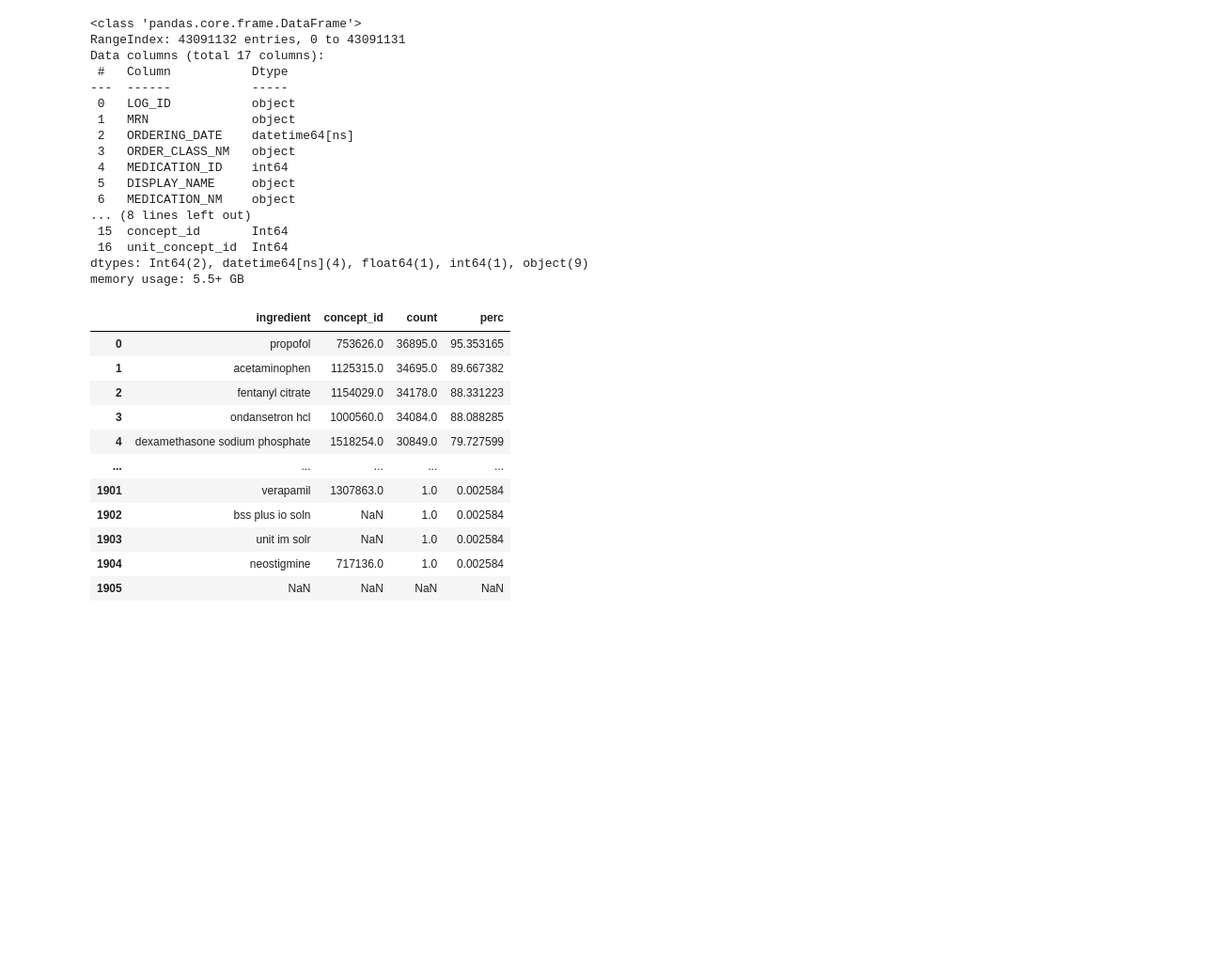
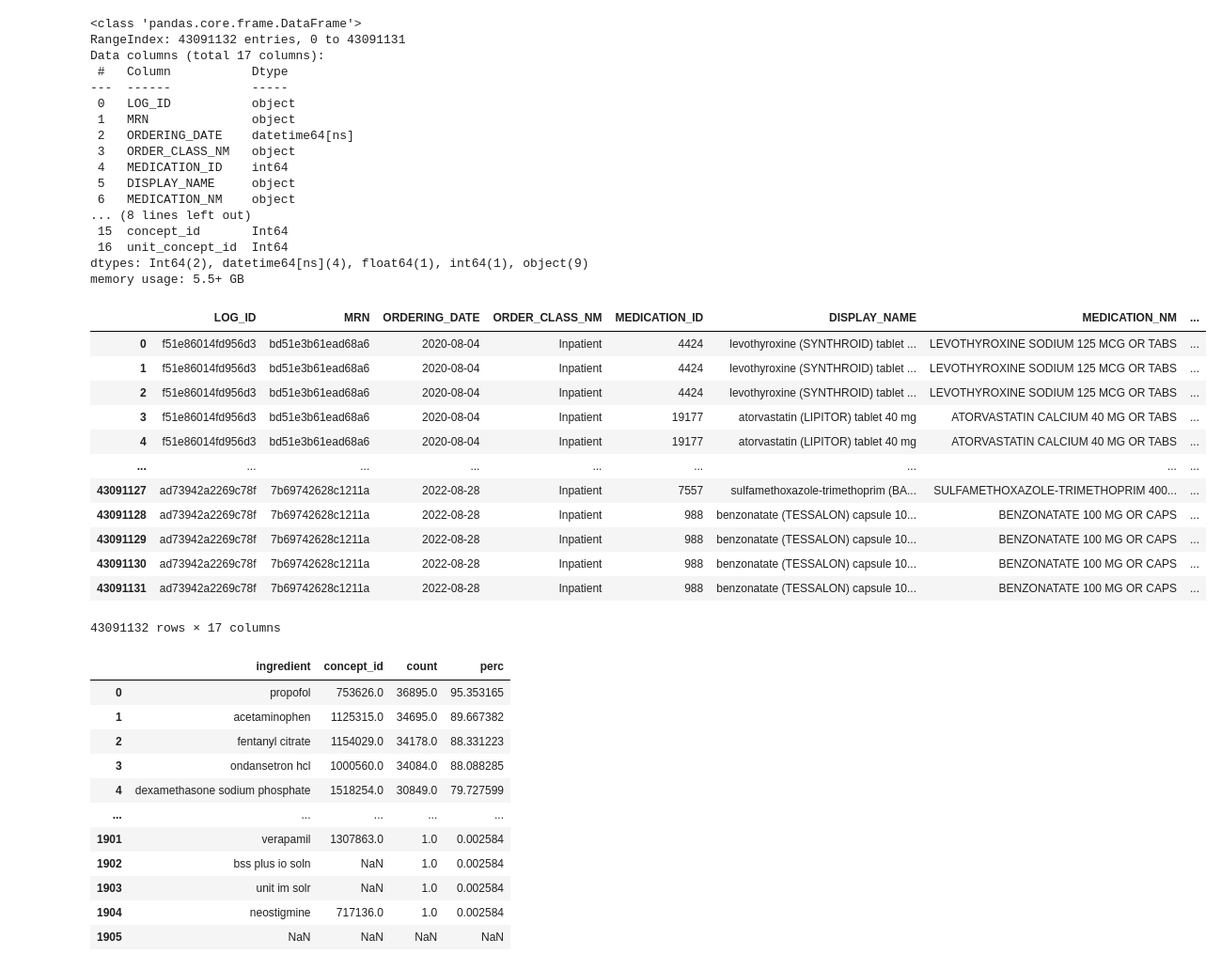
Before and after one commit to Hyeonsik/INSPIRE_TO_CDM, a Jupyter notebook: Clinical_Data_Tables_MOVER.ipynb, the cells around one changed output. Shown at 94% size. Saved outputs shown, nothing was run; the diff lists cells and outputs as text; code cells hidden in the pictures; blank space fills up the shorter version.

```diff
--- a/Clinical_Data_Tables_MOVER.ipynb
+++ b/Clinical_Data_Tables_MOVER.ipynb
@@ -33,3 +33,32 @@ print(f"total subjects in patient_information.csv: {len(np.unique(df_info['MRN']
 Size of the tables: information 65728, history 970741, visit(diagnosis) 219257, labs 29079344, medications 27961524, events 640223, devices 22965, complication 203945
 total subjects in MOVER dataset: 44593
 total subjects in patient_information.csv: 39685
+# %%
+# Import necessary libraries
+import pandas as pd
+import numpy as np
+from datetime import datetime
+
+# MOVER (about 39,,685 patients, 64,354 cases)
+# Define the path to the INSPIRE v2 dataset
+input_path = 'mover/EPIC_EMR/parquet'
+
+# Load the source tables within INSPIRE v2 into dataframes
+df_info = pd.read_parquet(f'{input_path}/patient_information.parquet')         # Load information data
+df_hist = pd.read_parquet(f'{input_path}/patient_history.parquet')              # Load history data
+df_medi = pd.read_parquet(f'{input_path}/patient_medications.parquet')       # Load medications data
+df_diag = pd.read_parquet(f'{input_path}/patient_visit.parquet')          # Load visit(diagnosis) data
+df_events = pd.read_parquet(f'{input_path}/patient_procedure_events.parquet')          # Load vitals data
+df_labs = pd.read_parquet(f'{input_path}/patient_labs.parquet')       # Load labs data
+df_devices = pd.read_parquet(f'{input_path}/patient_lda.parquet')
+df_comp = pd.read_parquet(f'{input_path}/patient_comp.parquet')
+
+# Display the number of records in each dataset
+print(f'Size of the tables: information {len(df_info)}, history {len(df_hist)}, visit(diagnosis) {len(df_diag)}, labs {len(df_labs)}, medications {len(df_medi)}, events {len(df_events)}, devices {len(df_devices)}, complication {len(df_comp)}')
+
+# Combine all the subject_ids from the loaded datasets
+subject_ids = df_diag['MRN'].tolist() + df_labs['MRN'].tolist() + df_medi['MRN'].tolist() + df_info['MRN'].tolist() + df_hist['MRN'].tolist() + df_events['MRN'].tolist() + df_devices['MRN'].tolist() + df_comp['MRN'].tolist()
+
+# Display the total unique subjects present in the combined dataset
+print(f'total subjects in MOVER dataset: {len(np.unique(subject_ids))}')
+print(f"total subjects in patient_information.parquet: {len(np.unique(df_info['MRN']))}")
@@ -285,6 +321,22 @@ Data columns (total 17 columns):
  16  unit_concept_id  Int64
 dtypes: Int64(2), datetime64[ns](4), float64(1), int64(1), object(9)
 memory usage: 5.5+ GB
+# %%
+df_medi
+# %% [output]
+|  | LOG_ID | MRN | ORDERING_DATE | ORDER_CLASS_NM | MEDICATION_ID | DISPLAY_NAME | MEDICATION_NM | ... |
+| 0 | f51e86014fd956d3 | bd51e3b61ead68a6 | 2020-08-04 | Inpatient | 4424 | levothyroxine (SYNTHROID) tablet ... | LEVOTHYROXINE SODIUM 125 MCG OR TABS | ... |
+| 1 | f51e86014fd956d3 | bd51e3b61ead68a6 | 2020-08-04 | Inpatient | 4424 | levothyroxine (SYNTHROID) tablet ... | LEVOTHYROXINE SODIUM 125 MCG OR TABS | ... |
+| 2 | f51e86014fd956d3 | bd51e3b61ead68a6 | 2020-08-04 | Inpatient | 4424 | levothyroxine (SYNTHROID) tablet ... | LEVOTHYROXINE SODIUM 125 MCG OR TABS | ... |
+| 3 | f51e86014fd956d3 | bd51e3b61ead68a6 | 2020-08-04 | Inpatient | 19177 | atorvastatin (LIPITOR) tablet 40 mg | ATORVASTATIN CALCIUM 40 MG OR TABS | ... |
+| 4 | f51e86014fd956d3 | bd51e3b61ead68a6 | 2020-08-04 | Inpatient | 19177 | atorvastatin (LIPITOR) tablet 40 mg | ATORVASTATIN CALCIUM 40 MG OR TABS | ... |
+| ... | ... | ... | ... | ... | ... | ... | ... | ... |
+| 43091127 | ad73942a2269c78f | 7b69742628c1211a | 2022-08-28 | Inpatient | 7557 | sulfamethoxazole-trimethoprim (BA... | SULFAMETHOXAZOLE-TRIMETHOPRIM 400... | ... |
+| 43091128 | ad73942a2269c78f | 7b69742628c1211a | 2022-08-28 | Inpatient | 988 | benzonatate (TESSALON) capsule 10... | BENZONATATE 100 MG OR CAPS | ... |
+| 43091129 | ad73942a2269c78f | 7b69742628c1211a | 2022-08-28 | Inpatient | 988 | benzonatate (TESSALON) capsule 10... | BENZONATATE 100 MG OR CAPS | ... |
+| 43091130 | ad73942a2269c78f | 7b69742628c1211a | 2022-08-28 | Inpatient | 988 | benzonatate (TESSALON) capsule 10... | BENZONATATE 100 MG OR CAPS | ... |
+| 43091131 | ad73942a2269c78f | 7b69742628c1211a | 2022-08-28 | Inpatient | 988 | benzonatate (TESSALON) capsule 10... | BENZONATATE 100 MG OR CAPS | ... |
+43091132 rows × 17 columns
 # %%
 ## Calculate counts of ingredients per MRN for analysis
 # Remove duplicate records for each MRN and concept_id pair, keeping only the ingredient and concept_id columns
```
Also changed, not shown: parts of 21 cells of this notebook, 3 other files.
